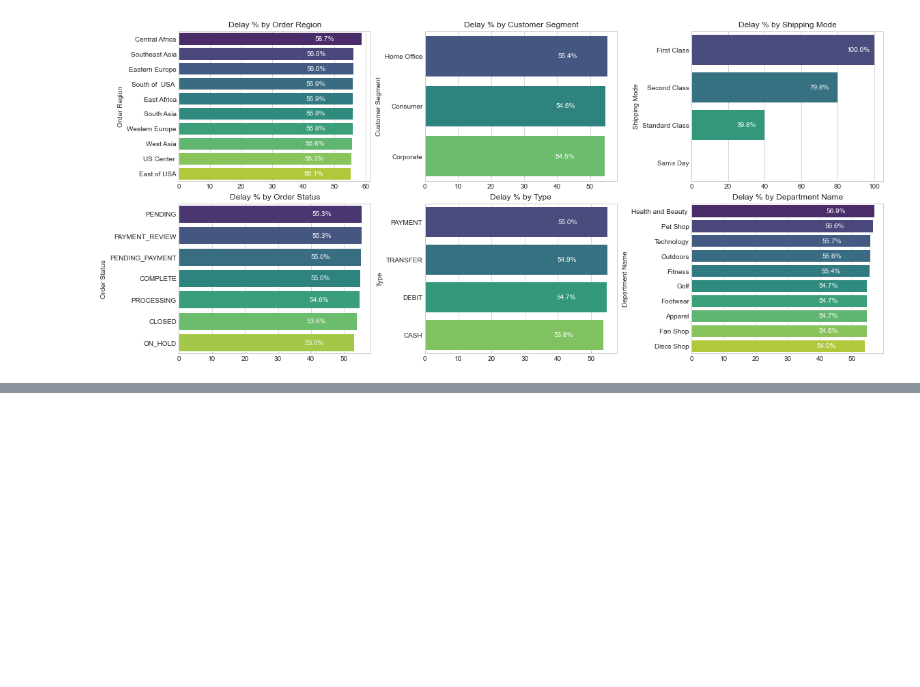
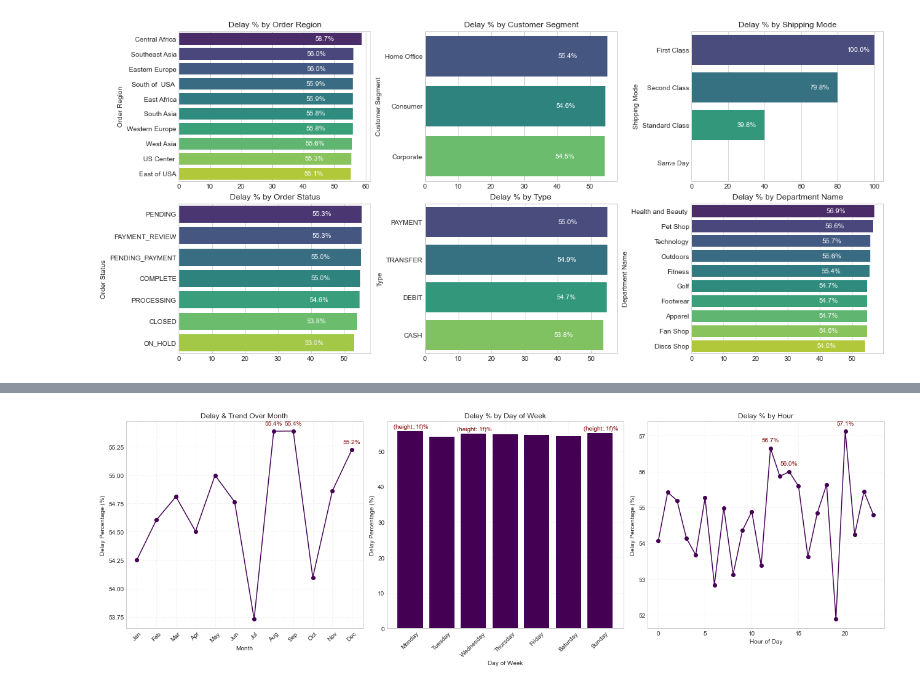
Before and after one commit to MazidNawaz/Supply-Chain-Analysis-python, a Jupyter notebook: Analysis using python.ipynb, the cells around one changed output, grey strips where cells are left out. Cells and saved outputs as stored; diff of their text form; code cells hidden in the pictures; blank space fills up the shorter version.

```diff
--- a/Analysis using python.ipynb
+++ b/Analysis using python.ipynb
@@ -548,0 +633,53 @@ plt.show()
+# %%
+fig, (ax1, ax2, ax3) = plt.subplots (1, 3, figsize=(18,6))
+#Subplot 1: Delay & Trend Over Month
+ax1.plot(delay_by_month ['order_month'], delay_by_month ['delay_pct'], marker='o', color = primary_color)
+ax1.set_xticks (range(1,13))
+ax1.set_xticklabels(['Jan', 'Feb', 'Mar', 'Apr', 'May', 'Jun', 'Jul', 'Aug', 'Sep', 'Oct', 'Nov', 'Dec'], rotation=45)
+ax1.set_xlabel("Month")
+ax1.set_ylabel("Delay Percentage (%)")
+ax1.set_title("Delay & Trend Over Month")
+ax1.grid(True, linestyle = ':', alpha=0.5)
+
+#Annotate top 3 highest
+top3_month = delay_by_month.nlargest (3, 'delay_pct')
+for _, row in top3_month.iterrows():
+    ax1.annotate(f"{row['delay_pct']:.1f}%", (row['order_month'], row['delay_pct']),
+                 textcoords="offset points", xytext=(0,10), ha='center', fontsize=10, color=danger_color)
+
+#Subplot 2: Delay by Day of Week
+day_order = ['Monday', 'Tuesday', 'Wednesday', 'Thursday', 'Friday', 'Saturday', 'Sunday']
+delay_by_day['order_day'] = pd. Categorical(delay_by_day['order_day'], categories=day_order, ordered=True)
+delay_by_day = delay_by_day.sort_values('order_day')
+ax2.bar(delay_by_day['order_day'], delay_by_day ['delay_pct'], color=primary_color)
+ax2.set_xticklabels (delay_by_day['order_day'], rotation=45)
+ax2.set_xlabel("Day of Week")
+ax2.set_ylabel("Delay Percentage (%)")
+ax2.set_title("Delay % by Day of Week")
+ax2.grid(True, linestyle = ':', alpha=0.5)
+
+#Annotate top 3 highest bars
+top3_day = delay_by_day.nlargest (3, 'delay_pct')
+for _, row in top3_day.iterrows():
+    height = row['delay_pct']
+    ax2.text(row['order_day'], height + 0.5, f' (height:.1f)%', ha='center', va='bottom', fontsize=10, color=danger_color)
+
+#Subplot 3: Delay % by Hour
+ax3.plot(delay_by_hour['order_hour'], delay_by_hour['delay_pct'], marker='o', color=primary_color)
+ax3.set_xlabel("Hour of Day")
+ax3.set_ylabel("Delay Percentage (%)")
+ax3.set_title("Delay % by Hour")
+ax3.grid(True, linestyle = ':', alpha=0.5)
+
+#Annotate top 3 highest
+top3_hour = delay_by_hour.nlargest(3, 'delay_pct')
+for _, row in top3_hour.iterrows():
+    ax3.annotate(f"{row['delay_pct']:.1f}%", (row['order_hour'], row['delay_pct']),
+                 textcoords="offset points", xytext=(0, 10), ha="center", fontsize=10, color=danger_color)
+
+
+
+plt.tight_layout()
+plt.show()
+# %% [output]
+[figure, added]
```
Also changed, not shown: parts of 12 cells of this notebook.
